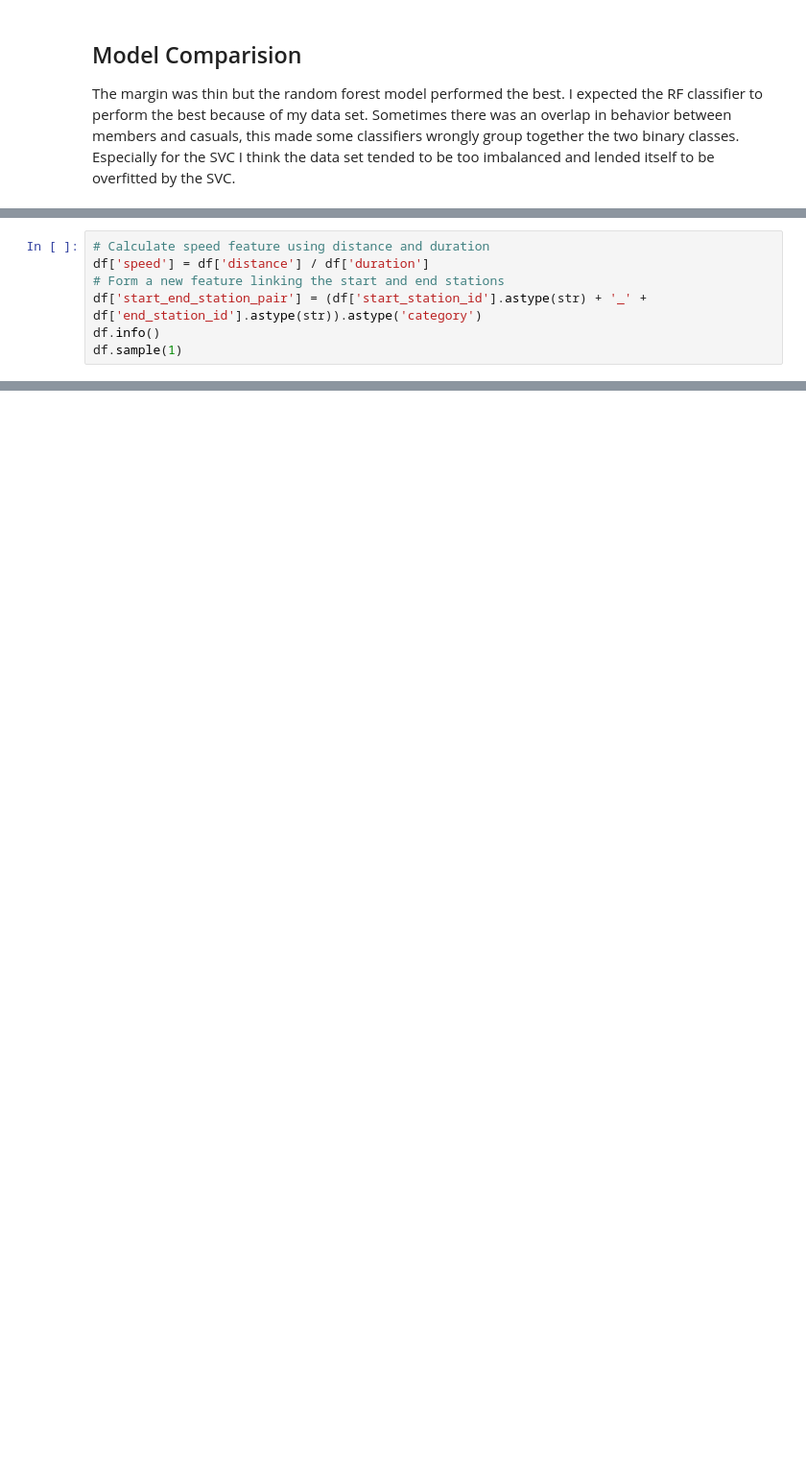
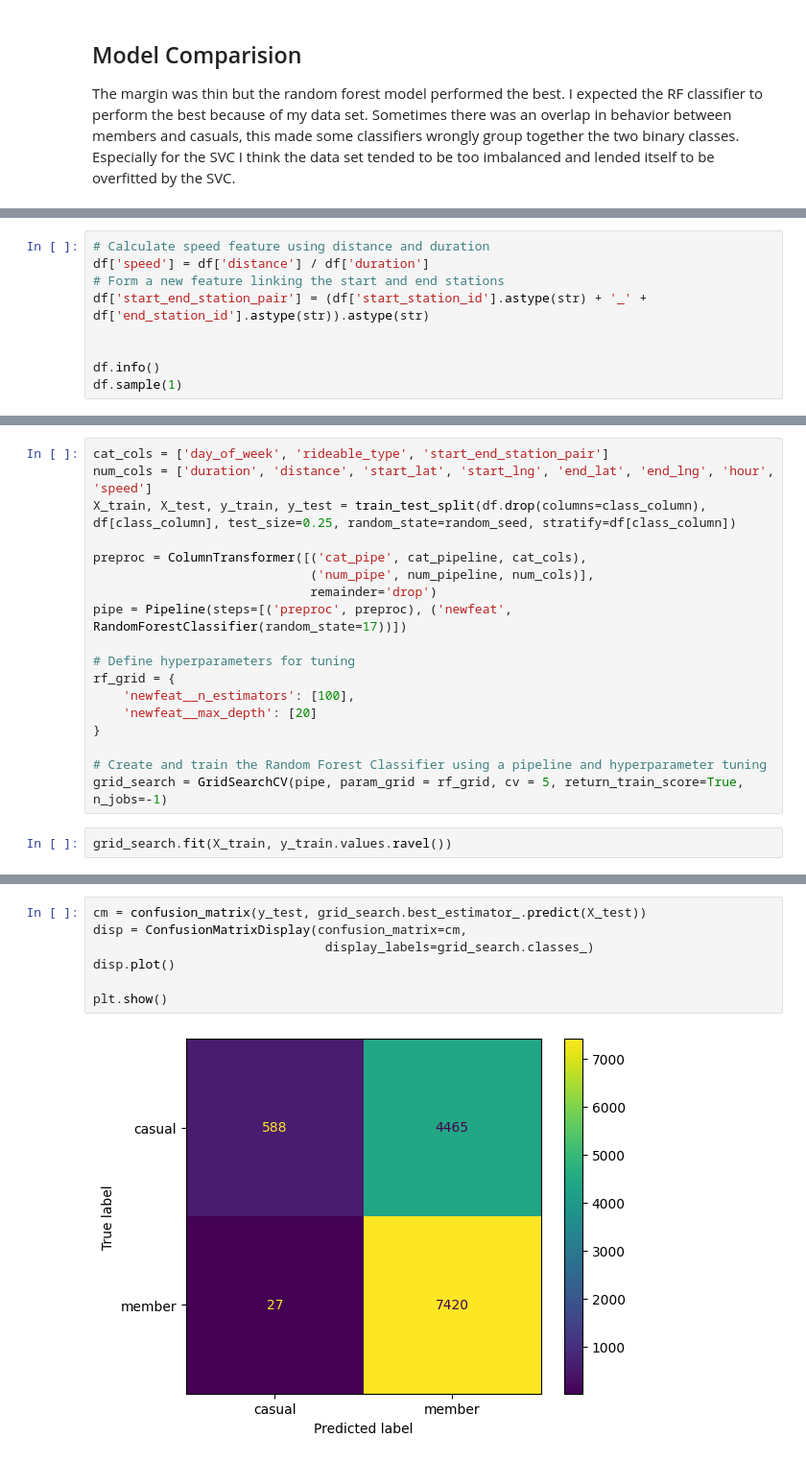
Before and after one commit to joshualawrencemorgan/CS5265-Foundations-of-Machine-Learning, a Jupyter notebook: Capital_Bikeshare_ML_Project.ipynb, the cells around one changed output, grey strips where cells are left out. Shown at 96% size. Saved outputs shown, nothing was run; the diff lists cells and outputs as text; blank space fills up the shorter version.

```diff
--- a/Capital_Bikeshare_ML_Project.ipynb
+++ b/Capital_Bikeshare_ML_Project.ipynb
@@ -590,6 +650,8 @@ The margin was thin but the random forest model performed the best. I expected t
 # Calculate speed feature using distance and duration
 df['speed'] = df['distance'] / df['duration']
 # Form a new feature linking the start and end stations
-df['start_end_station_pair'] = (df['start_station_id'].astype(str) + '_' + df['end_station_id'].astype(str)).astype('category')
+df['start_end_station_pair'] = (df['start_station_id'].astype(str) + '_' + df['end_station_id'].astype(str)).astype(str)
+
+
 df.info()
 df.sample(1)
@@ -627,0 +803,20 @@ print(classification_report(y_test, y_pred))
+# %%
+cat_cols = ['day_of_week', 'rideable_type', 'start_end_station_pair']
+num_cols = ['duration', 'distance', 'start_lat', 'start_lng', 'end_lat', 'end_lng', 'hour', 'speed']
+X_train, X_test, y_train, y_test = train_test_split(df.drop(columns=class_column), df[class_column], test_size=0.25, random_state=random_seed, stratify=df[class_column])
+
+preproc = ColumnTransformer([('cat_pipe', cat_pipeline, cat_cols),
+                             ('num_pipe', num_pipeline, num_cols)],
+                             remainder='drop')
+pipe = Pipeline(steps=[('preproc', preproc), ('newfeat', RandomForestClassifier(random_state=17))])
+
+# Define hyperparameters for tuning
+rf_grid = {
+    'newfeat__n_estimators': [100],
+    'newfeat__max_depth': [20]
+}
+
+# Create and train the Random Forest Classifier using a pipeline and hyperparameter tuning
+grid_search = GridSearchCV(pipe, param_grid = rf_grid, cv = 5, return_train_score=True, n_jobs=-1)
+# %%
+grid_search.fit(X_train, y_train.values.ravel())
@@ -627,0 +865,9 @@ print(classification_report(y_test, y_pred))
+# %%
+cm = confusion_matrix(y_test, grid_search.best_estimator_.predict(X_test))
+disp = ConfusionMatrixDisplay(confusion_matrix=cm,
+                               display_labels=grid_search.classes_)
+disp.plot()
+
+plt.show()
+# %% [output]
+[figure, added]
```
Also changed, not shown: parts of 30 cells of this notebook.
